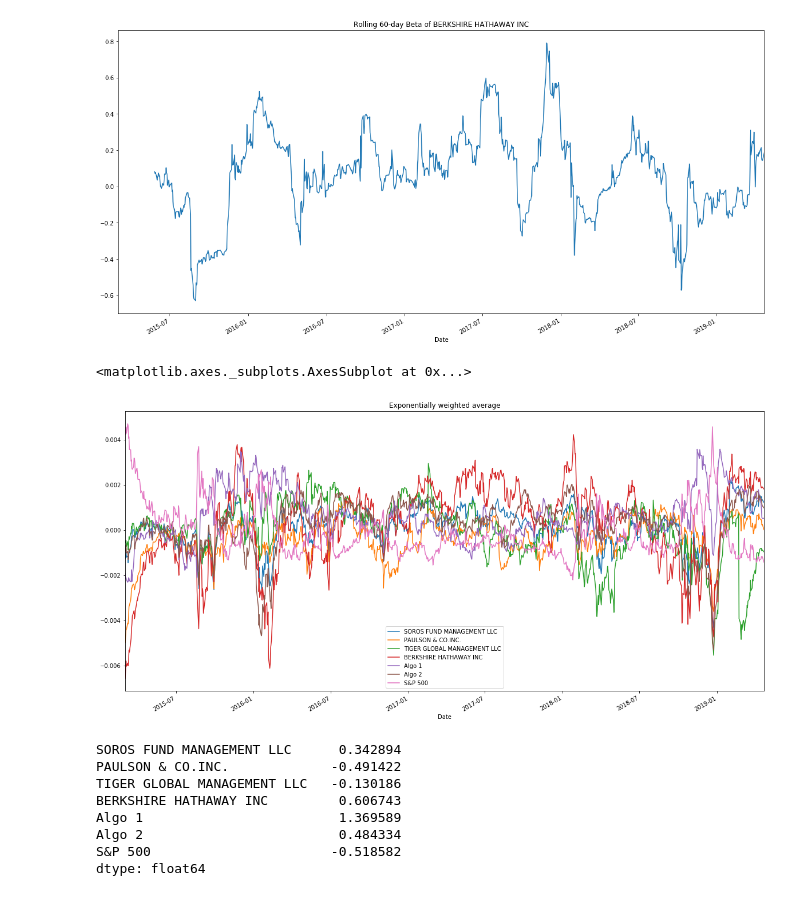
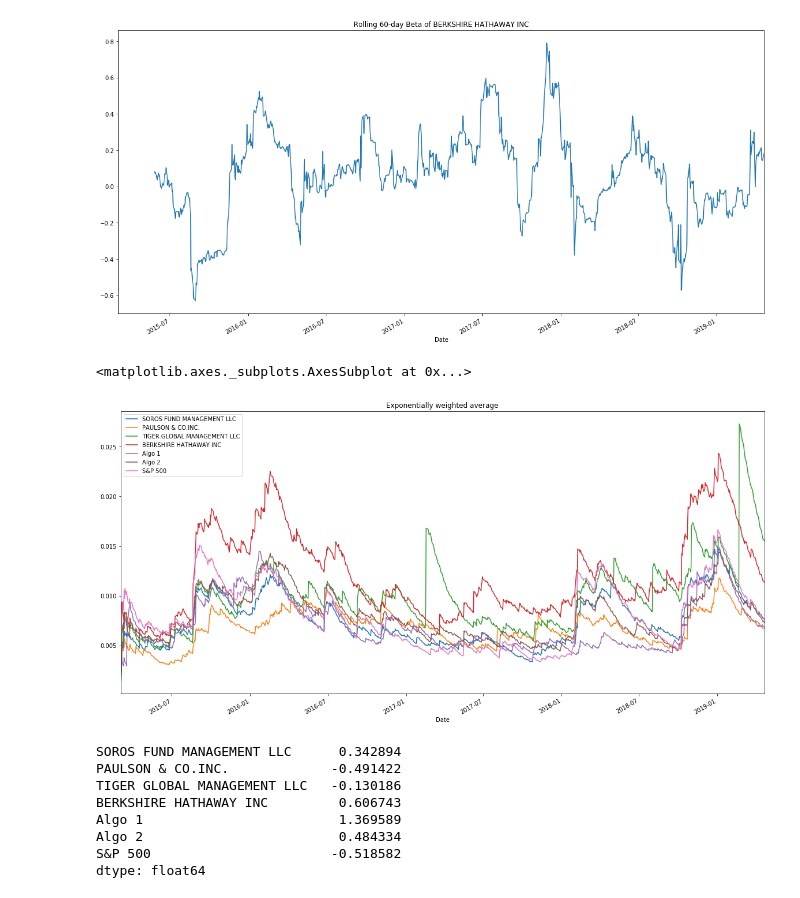
Before and after one commit to ww2272/homework4_pandas, a Jupyter notebook: A_Whale_off_the_Port(folio).ipynb, the cells around one changed output. Cells and saved outputs as stored; diff of their text form; code cells hidden in the pictures.

```diff
--- a/A_Whale_off_the_Port(folio).ipynb
+++ b/A_Whale_off_the_Port(folio).ipynb
@@ -201,11 +201,11 @@ rolling_beta.plot(figsize=(20, 10), title='Rolling 60-day Beta of BERKSHIRE HATH
 <matplotlib.axes._subplots.AxesSubplot at 0x...>
 [figure]
 # %%
-ewm_average = combined_data.ewm(halflife=21, adjust=False).mean()
+ewm_average = combined_data.ewm(halflife=21).std()
 ewm_average.plot(figsize=(20, 10), title='Exponentially weighted average')
 # %% [output]
 <matplotlib.axes._subplots.AxesSubplot at 0x...>
-[figure, old version]
+[figure, new version]
 # %%
 sharp_ratio = combined_data.mean()*252/(combined_data.std()*np.sqrt(252))
 sharp_ratio
```
